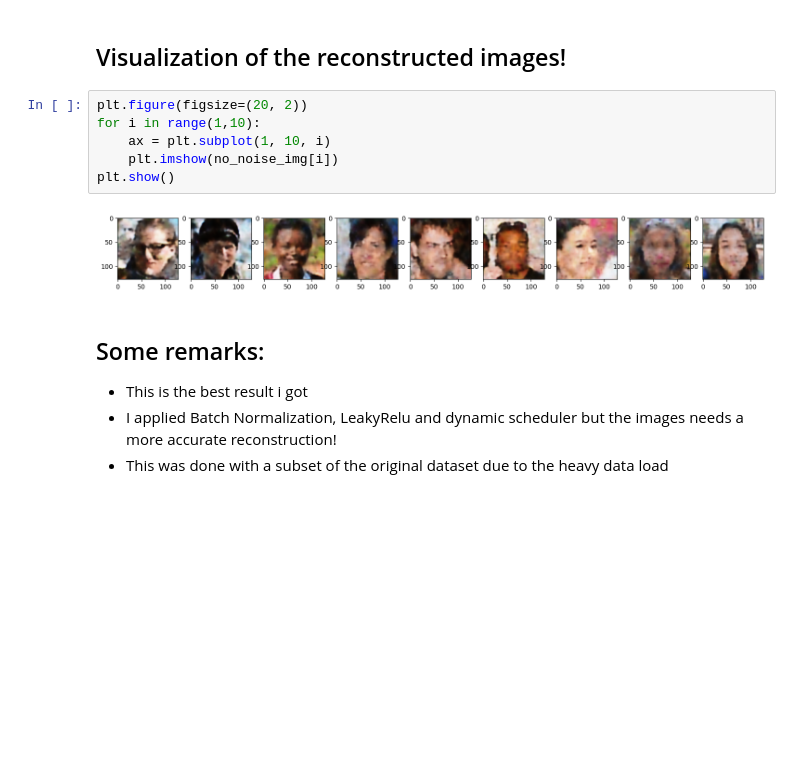
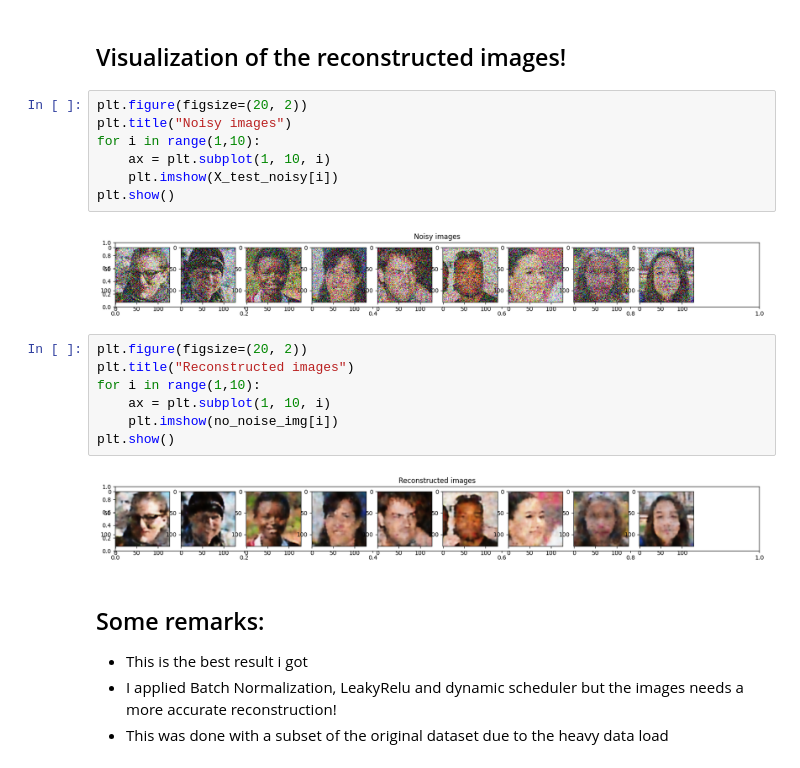
Before and after one commit to HavingFunLearning/Autoencoders_Applications, a Jupyter notebook: DenoisingAutoencoders.ipynb, the cells around one changed output. Saved outputs shown, nothing was run; the diff lists cells and outputs as text; blank space fills up the shorter version.

```diff
--- a/DenoisingAutoencoders.ipynb
+++ b/DenoisingAutoencoders.ipynb
@@ -171,14 +171,24 @@ plt.show()
 [figure]
 # %% [markdown]
 ## Visualization of the reconstructed images!
+# %%
+plt.figure(figsize=(20, 2))
+plt.title("Noisy images")
+for i in range(1,10):
+    ax = plt.subplot(1, 10, i)
+    plt.imshow(X_test_noisy[i])
+plt.show()
+# %% [output]
+[figure, added]
 # %%
 plt.figure(figsize=(20, 2))
+plt.title("Reconstructed images")
 for i in range(1,10):
     ax = plt.subplot(1, 10, i)
     plt.imshow(no_noise_img[i])
 plt.show()
 # %% [output]
-[figure, old version]
+[figure, new version]
 # %% [markdown]
 ## Some remarks:
 - This is the best result i got
```
